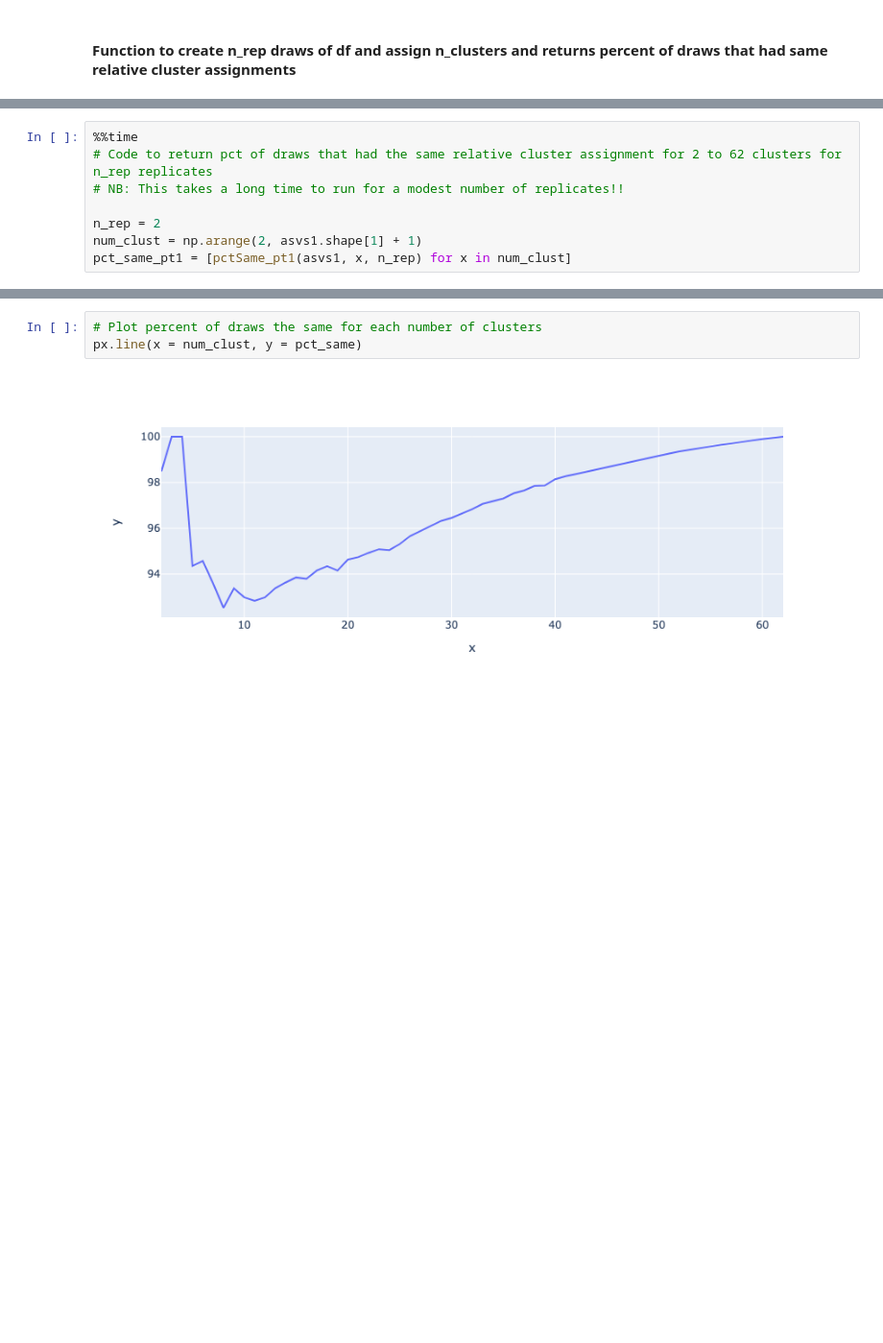
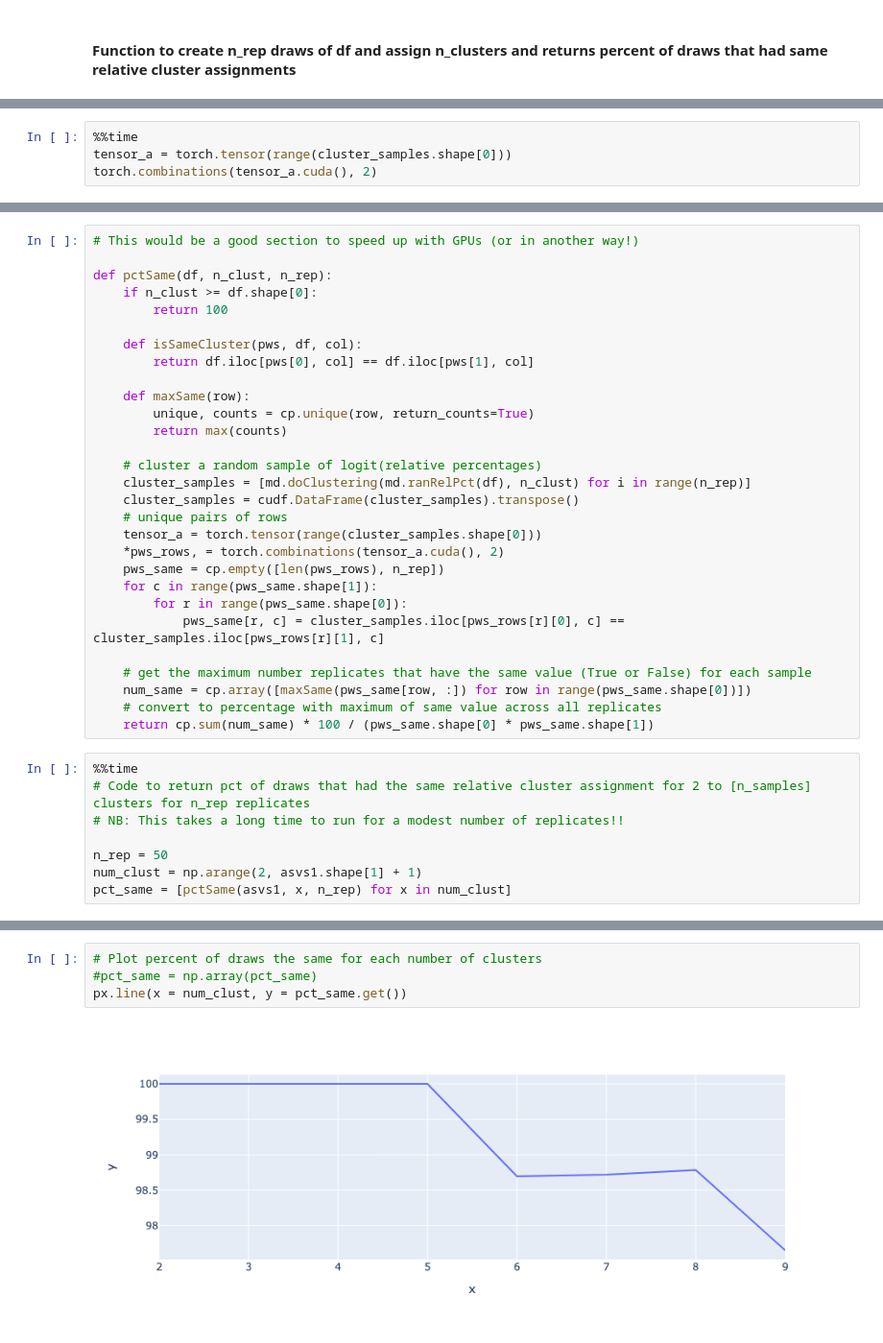
Before and after one commit to nvpatin/MAMBO, a Jupyter notebook: MainScripts/clustering_RAPIDS.ipynb, the cells around one changed output, grey strips where cells are left out. Shown at 96% size. Cells and saved outputs as stored; diff of their text form; blank space fills up the shorter version.

```diff
--- a/MainScripts/clustering_RAPIDS.ipynb
+++ b/MainScripts/clustering_RAPIDS.ipynb
@@ -236,0 +218,4 @@ def pctSame_pt1(df, n_clust, n_rep):
+# %%
+%%time
+tensor_a = torch.tensor(range(cluster_samples.shape[0]))
+torch.combinations(tensor_a.cuda(), 2)
@@ -237,8 +232,37 @@ def pctSame_pt1(df, n_clust, n_rep):
+# %%
+# This would be a good section to speed up with GPUs (or in another way!)
+
+def pctSame(df, n_clust, n_rep):
+    if n_clust >= df.shape[0]:
+        return 100
+
+    def isSameCluster(pws, df, col):
+        return df.iloc[pws[0], col] == df.iloc[pws[1], col]
+
+    def maxSame(row):
+        unique, counts = cp.unique(row, return_counts=True)
+        return max(counts)
+
+    # cluster a random sample of logit(relative percentages)
+    cluster_samples = [md.doClustering(md.ranRelPct(df), n_clust) for i in range(n_rep)]
+    cluster_samples = cudf.DataFrame(cluster_samples).transpose()
+    # unique pairs of rows
+    tensor_a = torch.tensor(range(cluster_samples.shape[0]))
+    *pws_rows, = torch.combinations(tensor_a.cuda(), 2)
+    pws_same = cp.empty([len(pws_rows), n_rep])
+    for c in range(pws_same.shape[1]):
+        for r in range(pws_same.shape[0]):
+            pws_same[r, c] = cluster_samples.iloc[pws_rows[r][0], c] == cluster_samples.iloc[pws_rows[r][1], c]
+
+    # get the maximum number replicates that have the same value (True or False) for each sample
+    num_same = cp.array([maxSame(pws_same[row, :]) for row in range(pws_same.shape[0])])
+    # convert to percentage with maximum of same value across all replicates
+    return cp.sum(num_same) * 100 / (pws_same.shape[0] * pws_same.shape[1])
 # %%
 %%time
-# Code to return pct of draws that had the same relative cluster assignment for 2 to 62 clusters for n_rep replicates
+# Code to return pct of draws that had the same relative cluster assignment for 2 to [n_samples] clusters for n_rep replicates
 # NB: This takes a long time to run for a modest number of replicates!!
 
-n_rep = 2
+n_rep = 50
 num_clust = np.arange(2, asvs1.shape[1] + 1)
-pct_same_pt1 = [pctSame_pt1(asvs1, x, n_rep) for x in num_clust]
+pct_same = [pctSame(asvs1, x, n_rep) for x in num_clust]
@@ -247,5 +269,6 @@ KeyboardInterrupt:
 # %%
 # Plot percent of draws the same for each number of clusters
-px.line(x = num_clust, y = pct_same)
+#pct_same = np.array(pct_same)
+px.line(x = num_clust, y = pct_same.get())
 # %% [output]
-[figure, old version]
+[figure, new version]
```
Also changed, not shown: parts of 7 cells of this notebook, 3 other files.
